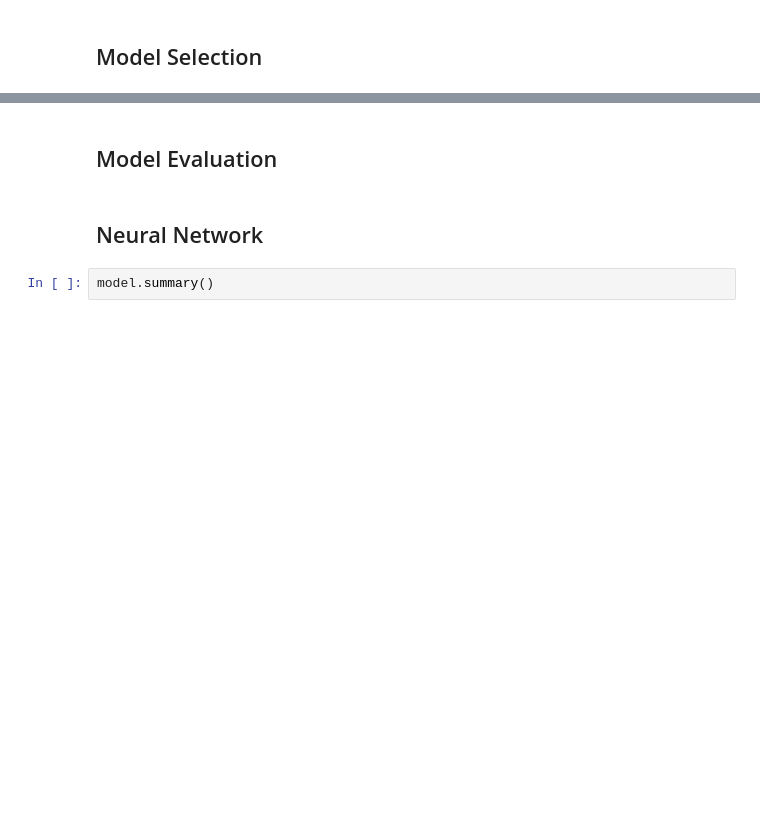
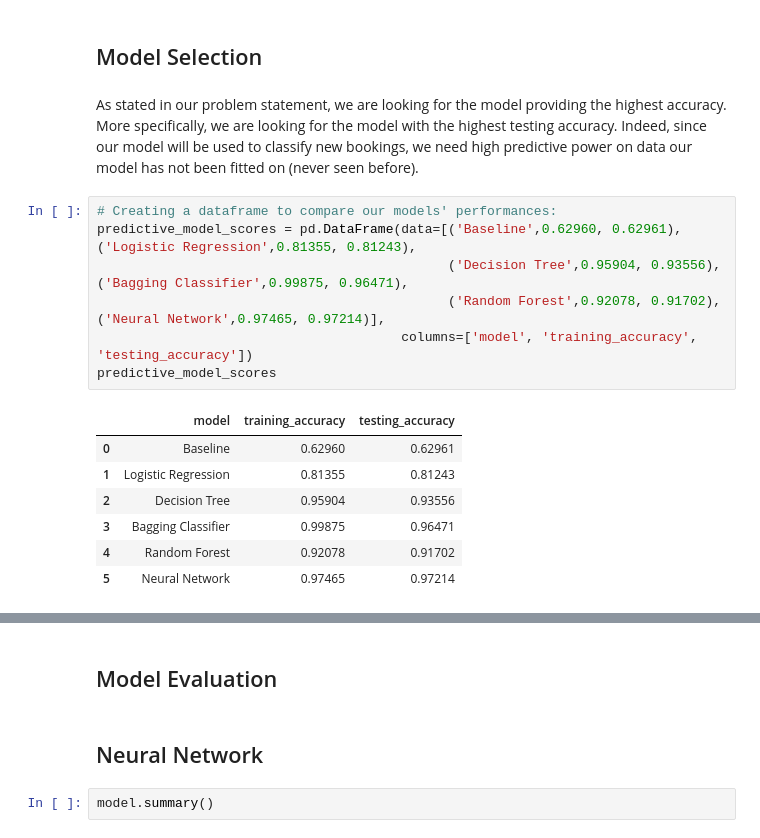
Before and after one commit to JulKelman/Predicting-Hotel-Bookings-Cancellation, a Jupyter notebook: code/Notebook 2.ipynb, the cells around one changed output, grey strips where cells are left out. Drawn from its saved outputs; the diff is of its cells as text; blank space fills up the shorter version.

```diff
--- a/code/Notebook 2.ipynb
+++ b/code/Notebook 2.ipynb
@@ -929,2 +945,19 @@ Testing binary_accuracy: 0.9721353650093079
 # %% [markdown]
 ## Model Selection
+# %% [markdown]
+As stated in our problem statement, we are looking for the model providing the highest accuracy. More specifically, we are looking for the model with the highest testing accuracy. Indeed, since our model will be used to classify new bookings, we need high predictive power on data our model has not been fitted on (never seen before).
+# %%
+# Creating a dataframe to compare our models' performances:
+predictive_model_scores = pd.DataFrame(data=[('Baseline',0.62960, 0.62961), ('Logistic Regression',0.81355, 0.81243),
+                                             ('Decision Tree',0.95904, 0.93556),('Bagging Classifier',0.99875, 0.96471),
+                                             ('Random Forest',0.92078, 0.91702), ('Neural Network',0.97465, 0.97214)],
+                                       columns=['model', 'training_accuracy', 'testing_accuracy'])
+predictive_model_scores
+# %% [output]
+|  | model | training_accuracy | testing_accuracy |
+| 0 | Baseline | 0.62960 | 0.62961 |
+| 1 | Logistic Regression | 0.81355 | 0.81243 |
+| 2 | Decision Tree | 0.95904 | 0.93556 |
+| 3 | Bagging Classifier | 0.99875 | 0.96471 |
+| 4 | Random Forest | 0.92078 | 0.91702 |
+| 5 | Neural Network | 0.97465 | 0.97214 |
```
Also changed, not shown: parts of 28 cells of this notebook.
